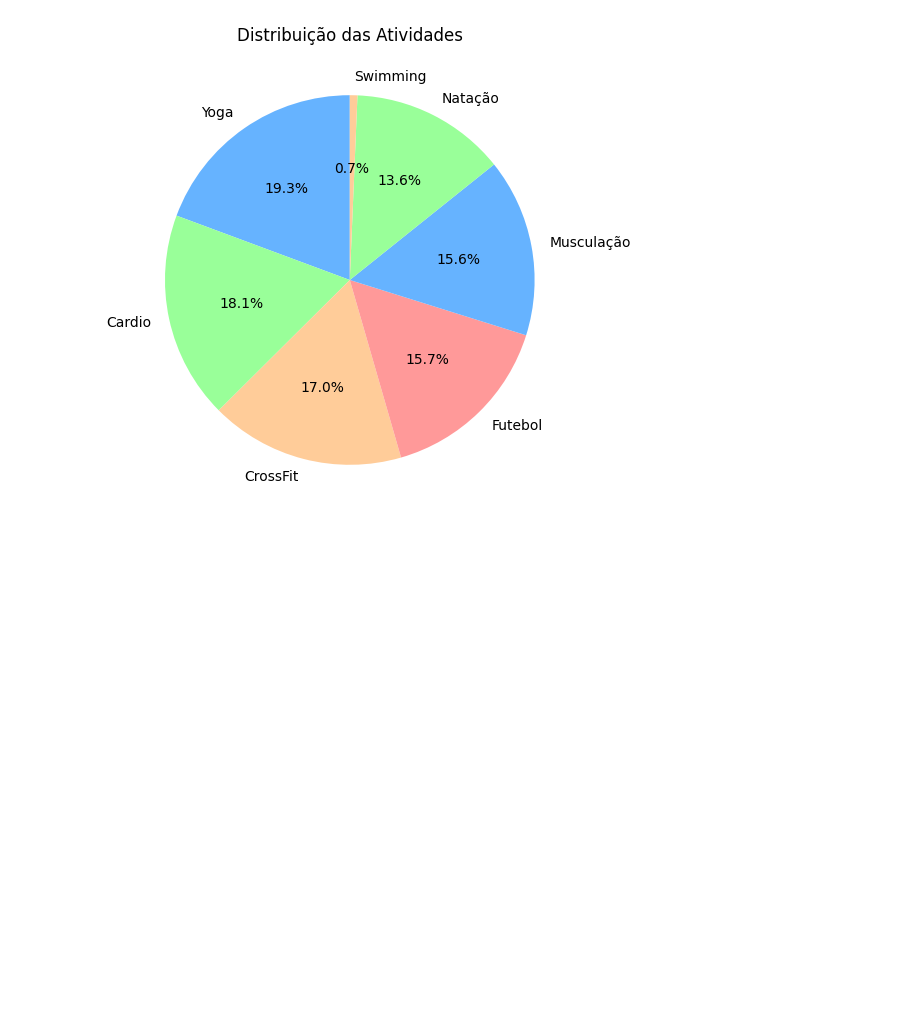
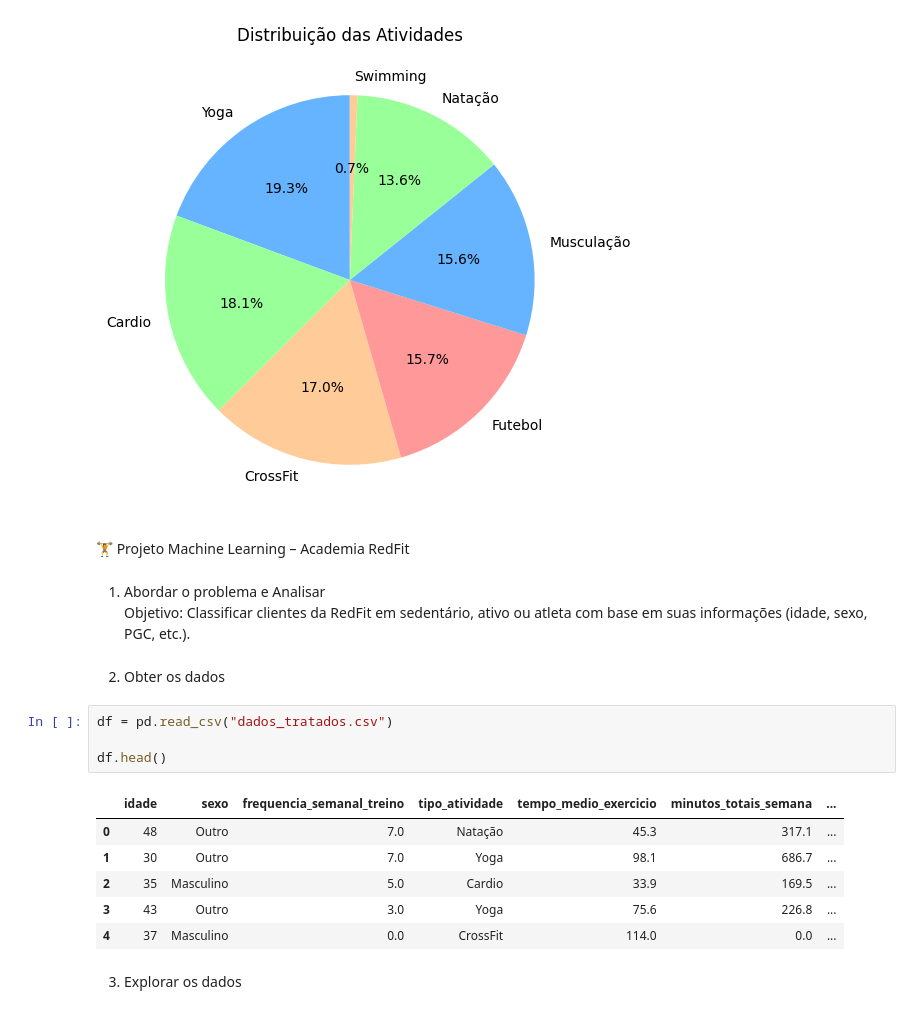
Before and after one commit to allanHenrique1/Desafio_Final_WKS_25.2, a Jupyter notebook: Analise_dadosETLeML/Analise_academiaML.ipynb, the cells around one changed output. Drawn from its saved outputs; the diff is of its cells as text; blank space fills up the shorter version.

```diff
--- a/Analise_dadosETLeML/Analise_academia.ipynb
+++ b/Analise_dadosETLeML/Analise_academiaML.ipynb
@@ -60,3 +74,23 @@ plt.ylabel("")  # remove o label do eixo Y
 plt.show()
 # %% [output]
 [figure]
+# %% [markdown]
+🏋️ Projeto Machine Learning – Academia RedFit
+# %% [markdown]
+1. Abordar o problema e Analisar\
+Objetivo: Classificar clientes da RedFit em sedentário, ativo ou atleta com base em suas informações (idade, sexo, PGC, etc.).
+# %% [markdown]
+2. Obter os dados
+# %%
+df = pd.read_csv("dados_tratados.csv")
+
+df.head()
+# %% [output]
+|  | idade | sexo | frequencia_semanal_treino | tipo_atividade | tempo_medio_exercicio | minutos_totais_semana | ... |
+| 0 | 48 | Outro | 7.0 | Natação | 45.3 | 317.1 | ... |
+| 1 | 30 | Outro | 7.0 | Yoga | 98.1 | 686.7 | ... |
+| 2 | 35 | Masculino | 5.0 | Cardio | 33.9 | 169.5 | ... |
+| 3 | 43 | Outro | 3.0 | Yoga | 75.6 | 226.8 | ... |
+| 4 | 37 | Masculino | 0.0 | CrossFit | 114.0 | 0.0 | ... |
+# %% [markdown]
+3. Explorar os dados
```
Also changed, not shown: parts of 14 cells of this notebook, 9 other files.
